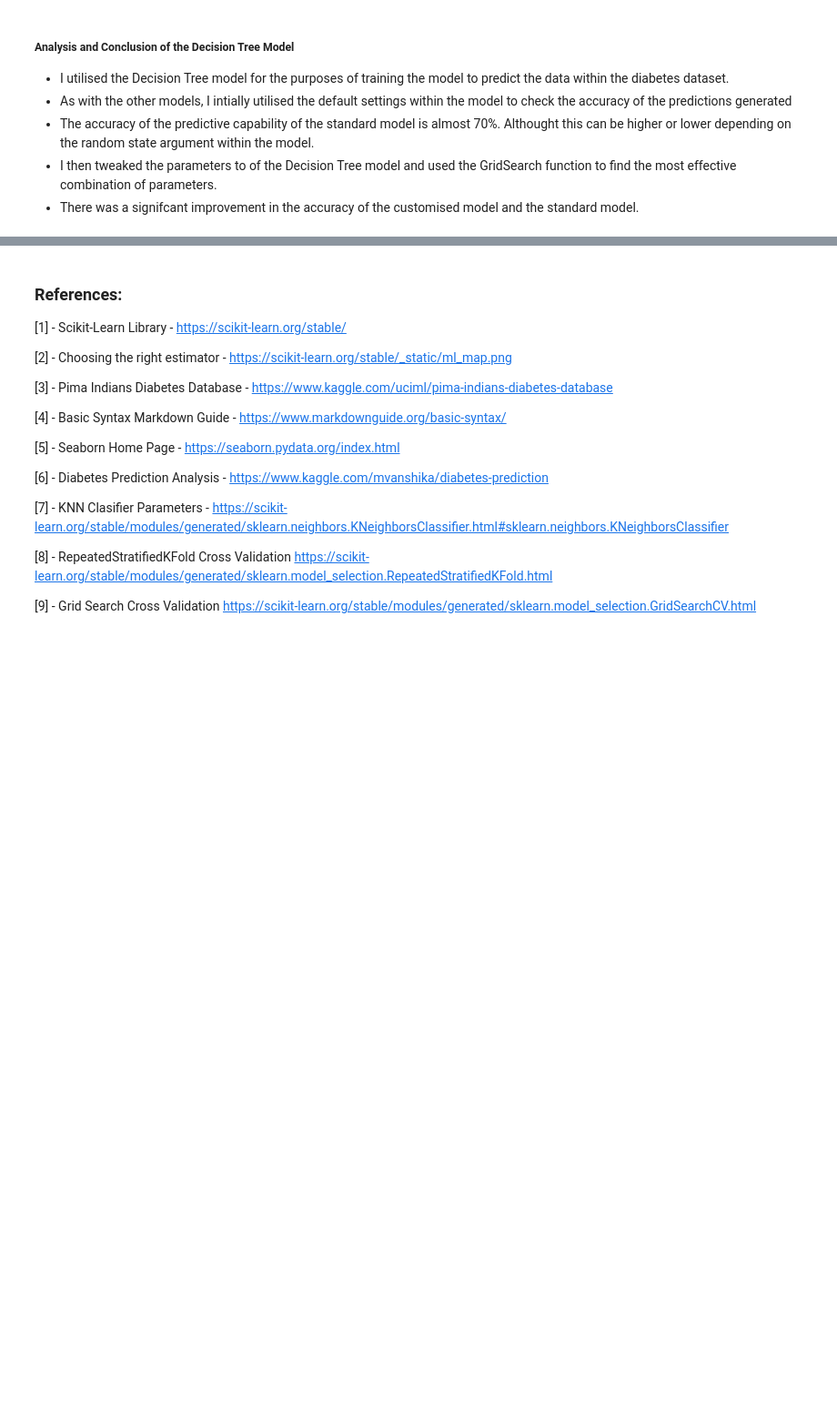
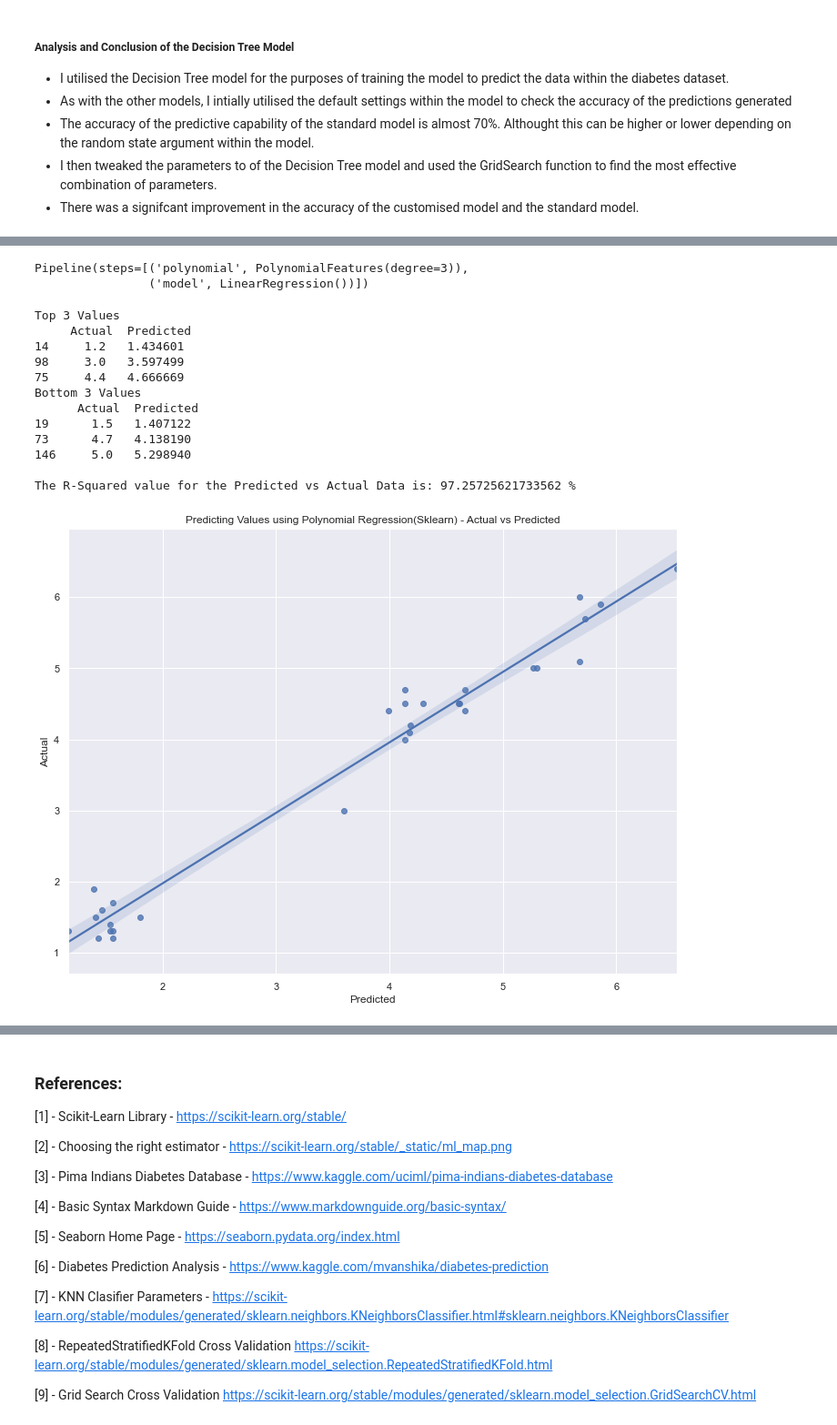
Before and after one commit to dssheldon/MLandStats-assignment-sds, a Jupyter notebook: scikit-learn.ipynb, the cells around one changed output, grey strips where cells are left out. Shown at 91% size. Cells and saved outputs as stored; diff of their text form; code cells hidden in the pictures; blank space fills up the shorter version.

```diff
--- a/scikit-learn.ipynb
+++ b/scikit-learn.ipynb
@@ -600,0 +662,67 @@ Next Steps:
+# %%
+# importing libraries for polynomial transform
+
+from sklearn.preprocessing import PolynomialFeatures
+from sklearn.pipeline import Pipeline
+
+# Creating the pipeline (pre-processing)
+Input = [('polynomial',PolynomialFeatures(degree=3)),('model',LinearRegression())]
+pipe = Pipeline(Input)
+
+# Splitting out the X and y variables
+X_iris=df_iris[['sepal_length', 'petal_width', 'sepal_width']]
+y_iris=df_iris['petal_length']
+
+#Split the dataset into train and test proportions (80% train and 20% test)
+X_train_iris, X_test_iris, y_train_iris, y_test_iris = train_test_split(X_iris, y_iris, test_size=0.2, random_state=randomstate)
+
+#Training the model
+pipe.fit(X_train_iris, y_train_iris)
+# %% [output]
+Pipeline(steps=[('polynomial', PolynomialFeatures(degree=3)),
+                ('model', LinearRegression())])
+# %%
+# Predicting the test data
+# -------------------------
+
+poly_pred_iris = pipe.predict(X_test_iris)
+
+# Comparing predicted vs actual data
+# ------------------------------------
+
+act_vs_pred_poly_iris = pd.DataFrame({'Actual': y_test_iris, 'Predicted': poly_pred_iris})
+
+
+# Plot the actual vs predicted data to show visual representation of the relationship
+# ---------------------------------------------------------------------------------------
+
+sns.regplot(x=act_vs_pred_poly_iris['Predicted'], y=act_vs_pred_poly_iris['Actual'])
+plt.title('Predicting Values using Polynomial Regression(Sklearn) - Actual vs Predicted')
+
+# Print Comparison of Actual vs predicted table
+# -----------------------------------------------
+
+print('Top 3 Values\n', act_vs_pred_poly_iris.head(3))
+print('Bottom 3 Values\n', act_vs_pred_poly_iris.tail(3),"\n")
+
+
+# Print the R-Squared value of the predicted and actual data
+# -----------------------------------------------------------
+
+print('The R-Squared value for the Predicted vs Actual Data is:', (np.corrcoef(act_vs_pred_poly_iris['Predicted'], act_vs_pred_poly_iris['Actual'])[0,1])**2*100,'%', "\n")
+
+plt.show()
+# %% [output]
+Top 3 Values
+     Actual  Predicted
+14     1.2   1.434601
+98     3.0   3.597499
+75     4.4   4.666669
+Bottom 3 Values
+      Actual  Predicted
+19      1.5   1.407122
+73      4.7   4.138190
+146     5.0   5.298940
+
+The R-Squared value for the Predicted vs Actual Data is: 97.25725621733562 %
+[figure, added]
```
Also changed, not shown: parts of 12 cells of this notebook.
